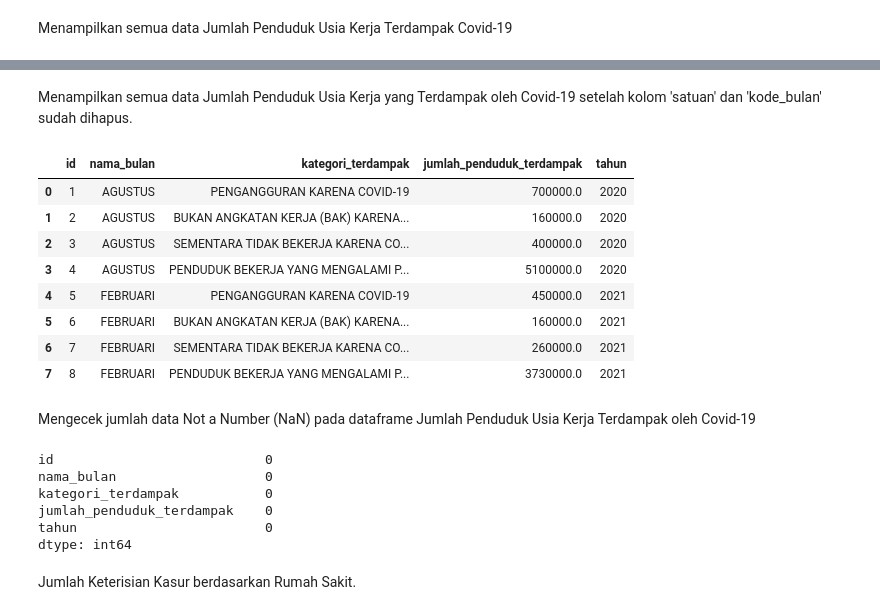
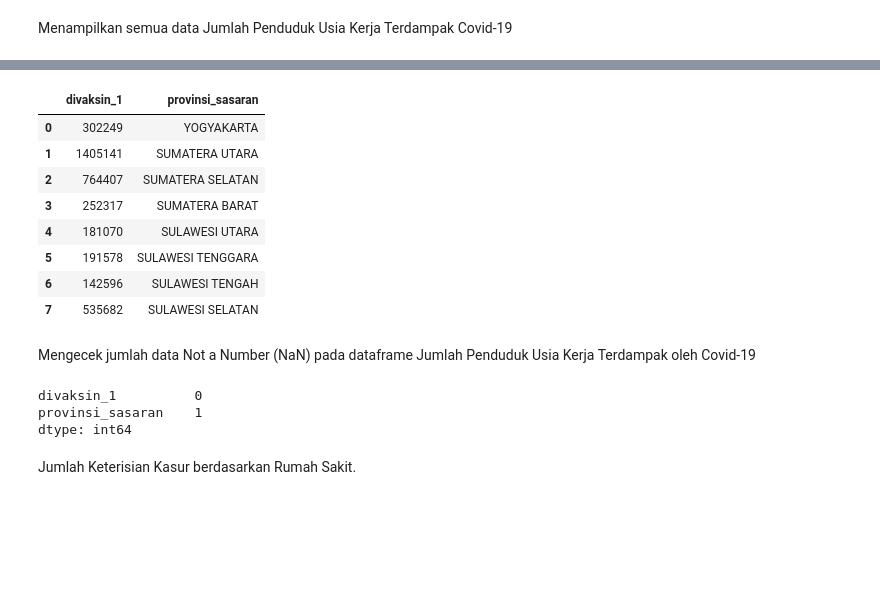
Before and after one commit to DatBoiSUS-Baka/EDA-Covid-19, a Jupyter notebook: Covid-19.ipynb, the cells around one changed output, grey strips where cells are left out. Drawn from its saved outputs; the diff is of its cells as text; code cells hidden in the pictures; blank space fills up the shorter version.

```diff
--- a/Covid-19.ipynb
+++ b/Covid-19.ipynb
@@ -27,23 +27,23 @@ kth = pd.read_csv("satgas_covid_19-dp_cvd_agregat_kasus_terkonfirmasi_harian_cov
 # Jumlah Hasil Test PCR Harian (pcr)
 pcr = pd.read_csv("satgas_covid_19-dp_cvd_pcr_akumulasi_per_hari_data.csv")
 
-# Jumlah Penduduk Usia Kerja Terdampak Covid-19 (puk)
-puk = pd.read_csv("bps-od_17254_jml_penduduk_usia_kerja_terdampak_covid_19__kategori_t.csv")
-
 # Kasus Covid di Indonesia (bor)
 bor = pd.read_csv("covid_19_indonesia_time_series_all.csv")
 
-# Persebaran Lokasi Akses Pengguna Pusat Informasi (lap)
-lap = pd.read_csv("diskominfo-od_18234_data_sebaran_lokasi_akses_pengguna_pusat_infms_koordin_data.csv")
+# Jumlah Penerima Vaksin 1 pada Rentang Umur Anak-Anak berdasarakan provinsi di Indonesia (vn1)
+vn1 = pd.read_csv("Vaksin1_Anak-anak.csv", delimiter=';')
 
-# Jumlah Akumulasi Hasil Test PCR (pca)
-pca = pd.read_csv("satgas_covid_19-dp_cvd_pcr_agregasi_provinsi_data.csv")
+# Jumlah Penerima Vaksin 2 pada Rentang Umur Anak-Anak berdasarkan provinsi di Indoneisa (vn2)
+vn2 = pd.read_csv("Vaksin2_Anak-anak.csv", delimiter=';')
 
-# Jumlah Kasus Harian di Kabupaten Bandung Barat
-kbb = pd.read_csv("jmlh_kss_cvd_19_kbptn_bndng_brt_sd_dsmbr_thn_2022.csv")
+# Jumlah Penerima Vaksin 1 pada Masyarakat Umum berdasarkan provinsi di Indonesia (vm1)
+vm1 = pd.read_csv("Vaksin1_MasyarakatUmum.csv", delimiter=';')
 
-# Jumlah Pengguna Fitur Akses Terbanyak di Website Pusat (fat)
-fat = pd.read_csv("diskominfo-od_18234_data_sebaran_lokasi_akses_pengguna_pusat_infms_koordin_data.csv")
+# Jumlah Penerima Vaksin 2 pada Masyarakat Umum berdasarkan provinsi di Indoneisa (vm2)
+vm2 = pd.read_csv("Vaksin2_MasyarakatUmum.csv", delimiter=';')
+
+# Jumlah Anak yang Orang Tuanya Meninggal Karena Covid 19 di Kota Bandung
+cvd = pd.read_csv("jmlh_nk_rng_tny_mnnggl_krn_cvd_19_d_kt_bndng.csv")
 
 # Jumlah Penerima Vaksin 1 pada Rentang Umur Lansia berdasarkan provinsi di Indonesia (va1)
 va1 = pd.read_csv("Map - Detail 1_data.csv", delimiter = ';')
@@ -179,27 +169,22 @@ puk['jumlah_penduduk_terdampak'] = puk['jumlah_penduduk_terdampak'] * 1000000
-# %% [markdown]
-Menampilkan semua data Jumlah Penduduk Usia Kerja yang Terdampak oleh Covid-19 setelah kolom 'satuan' dan 'kode_bulan' sudah dihapus.
 # %%
-puk.head(8)
+vn1.head(8)
 # %% [output]
-|  | id | nama_bulan | kategori_terdampak | jumlah_penduduk_terdampak | tahun |
-| 0 | 1 | AGUSTUS | PENGANGGURAN KARENA COVID-19 | 700000.0 | 2020 |
-| 1 | 2 | AGUSTUS | BUKAN ANGKATAN KERJA (BAK) KARENA... | 160000.0 | 2020 |
-| 2 | 3 | AGUSTUS | SEMENTARA TIDAK BEKERJA KARENA CO... | 400000.0 | 2020 |
-| 3 | 4 | AGUSTUS | PENDUDUK BEKERJA YANG MENGALAMI P... | 5100000.0 | 2020 |
-| 4 | 5 | FEBRUARI | PENGANGGURAN KARENA COVID-19 | 450000.0 | 2021 |
-| 5 | 6 | FEBRUARI | BUKAN ANGKATAN KERJA (BAK) KARENA... | 160000.0 | 2021 |
-| 6 | 7 | FEBRUARI | SEMENTARA TIDAK BEKERJA KARENA CO... | 260000.0 | 2021 |
-| 7 | 8 | FEBRUARI | PENDUDUK BEKERJA YANG MENGALAMI P... | 3730000.0 | 2021 |
+|  | divaksin_1 | provinsi_sasaran |
+| 0 | 302249 | YOGYAKARTA |
+| 1 | 1405141 | SUMATERA UTARA |
+| 2 | 764407 | SUMATERA SELATAN |
+| 3 | 252317 | SUMATERA BARAT |
+| 4 | 181070 | SULAWESI UTARA |
+| 5 | 191578 | SULAWESI TENGGARA |
+| 6 | 142596 | SULAWESI TENGAH |
+| 7 | 535682 | SULAWESI SELATAN |
 # %% [markdown]
 Mengecek jumlah data Not a Number (NaN) pada dataframe Jumlah Penduduk Usia Kerja Terdampak oleh Covid-19
 # %%
-puk.isna().sum()
+vn1.isna().sum()
 # %% [output]
-id                           0
-nama_bulan                   0
-kategori_terdampak           0
-jumlah_penduduk_terdampak    0
-tahun                        0
+divaksin_1          0
+provinsi_sasaran    1
 dtype: int64
 # %% [markdown]
 Jumlah Keterisian Kasur berdasarkan Rumah Sakit.
```
Also changed, not shown: parts of 30 cells of this notebook, 5 other files.
